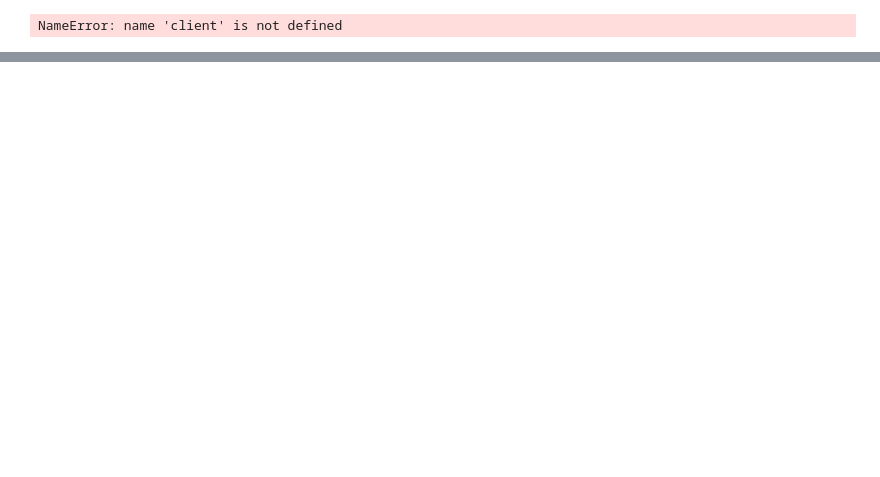
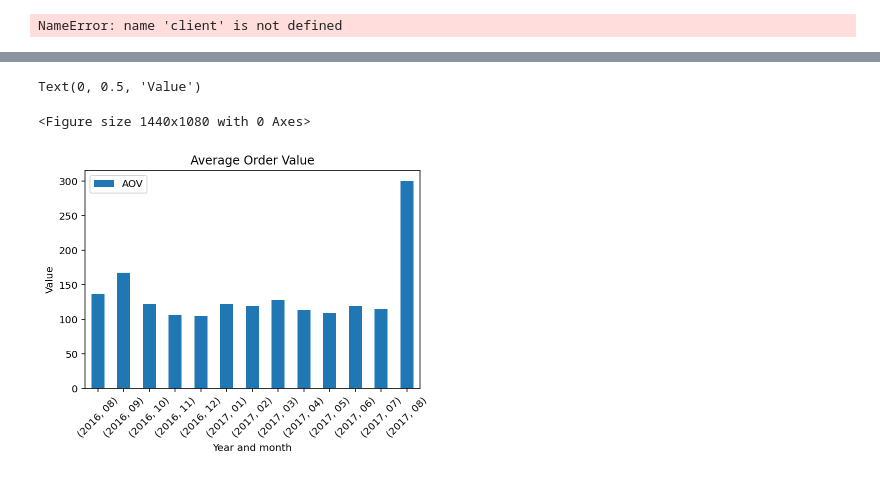
Before and after one commit to Galdina/Customers_Behaivor_p1, a Jupyter notebook: check_data.ipynb, the cells around one changed output, grey strips where cells are left out. Saved outputs shown, nothing was run; the diff lists cells and outputs as text; code cells hidden in the pictures; blank space fills up the shorter version.

Commit message:
add EDA+plots

```diff
--- a/check_data.ipynb
+++ b/check_data.ipynb
@@ -60,0 +230,3 @@ NameError: name 'client' is not defined
+# %%
+ecom3 = (log1.groupby(['year','month'])['sessionId'].count())
+ecom3
@@ -60,0 +249,3 @@ NameError: name 'client' is not defined
+# %%
+ecom = pd.merge(ecom1,ecom2,left_on=['year','month'], right_on=['year','month'], how='left')
+ecom.info()
@@ -60,0 +262,3 @@ NameError: name 'client' is not defined
+# %%
+ecom = pd.merge(ecom,ecom3,left_on=['year','month'], right_on=['year','month'], how='left')
+ecom.info()
@@ -60,0 +294,5 @@ NameError: name 'client' is not defined
+# %%
+ecom['AOV']= round(ecom['revenue_x']/ecom['revenue_y'],2)
+ecom['CR'] = round(ecom['revenue_y']/ecom['sessionId'],2)
+ecom['RPV'] = ecom['AOV']*ecom['CR']
+ecom
@@ -60,0 +315,11 @@ NameError: name 'client' is not defined
+# %%
+#df = ecom[['year','month','AOV']]
+plt.figure(figsize=(20,15))
+ax = ecom.plot.bar(y='AOV', rot=45)
+plt.title('Average Order Value')
+plt.xlabel('Year and month')
+plt.ylabel('Value')
+# %% [output]
+Text(0, 0.5, 'Value')
+<Figure size 1440x1080 with 0 Axes>
+[figure, added]
```
Also changed, not shown: parts of 22 cells of this notebook, 5 other files.
